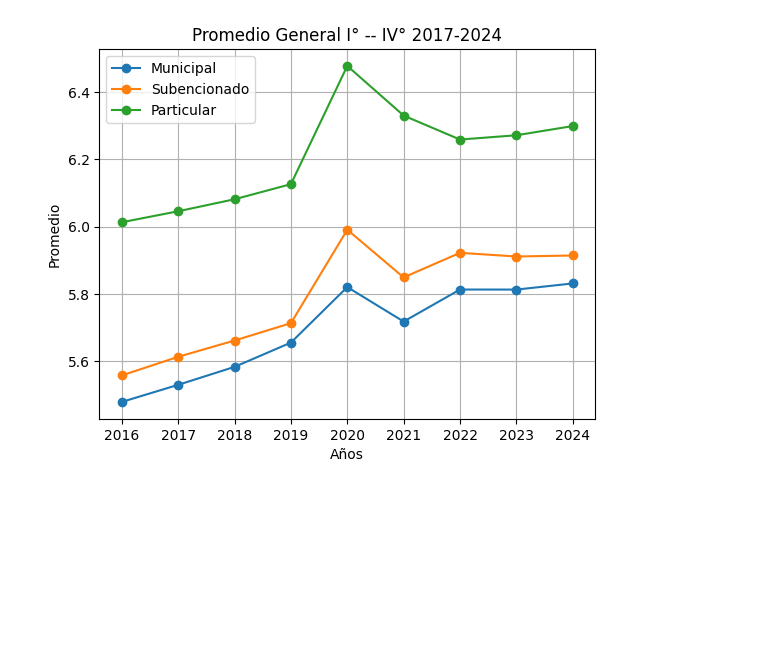
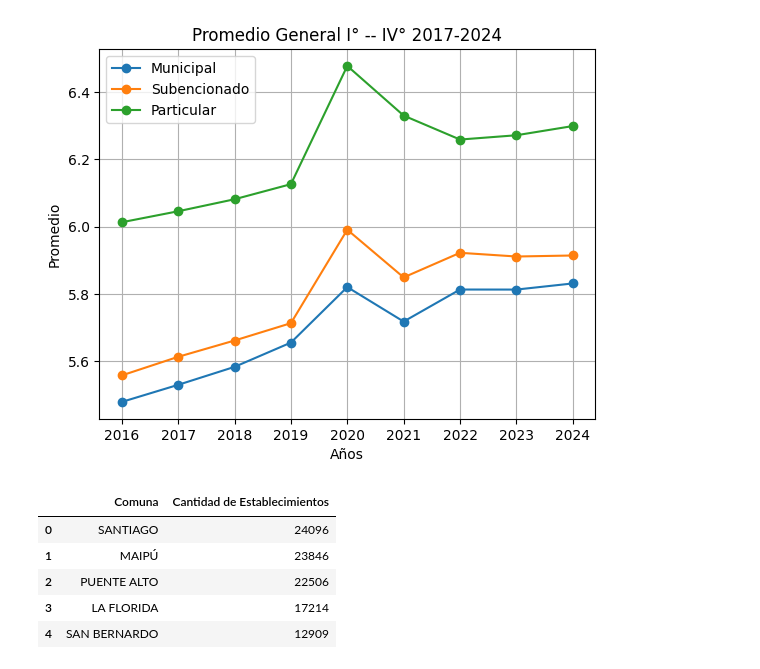
Before and after one commit to cony45678/Proyecto-Semestral-IMT2200, a Jupyter notebook: proyecto/notebook_rendimiento.ipynb, the cells around one changed output. Saved outputs shown, nothing was run; the diff lists cells and outputs as text; code cells hidden in the pictures; blank space fills up the shorter version.

```diff
--- a/proyecto/notebook_rendimiento.ipynb
+++ b/proyecto/notebook_rendimiento.ipynb
@@ -275,3 +288,16 @@ plt.legend(loc='upper left')
 plt.show()
 # %% [output]
 [figure]
+# %%
+dt = df24_RM["NOM_COM_RBD"].value_counts()
+dt = pd.DataFrame(dt)
+dt.reset_index(inplace=True)
+dt.columns = ['Comuna', 'Cantidad de Establecimientos']
+dt.head()
+# %% [output]
+|  | Comuna | Cantidad de Establecimientos |
+| 0 | SANTIAGO | 24096 |
+| 1 | MAIPÚ | 23846 |
+| 2 | PUENTE ALTO | 22506 |
+| 3 | LA FLORIDA | 17214 |
+| 4 | SAN BERNARDO | 12909 |
```
Also changed, not shown: parts of 7 cells of this notebook.
